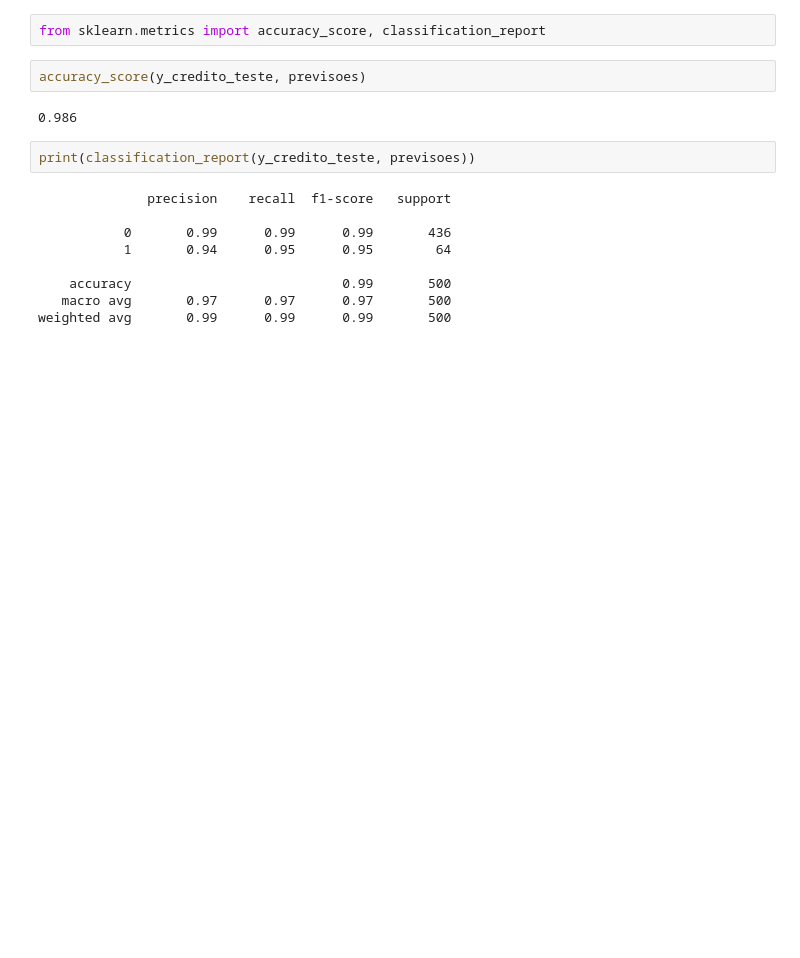
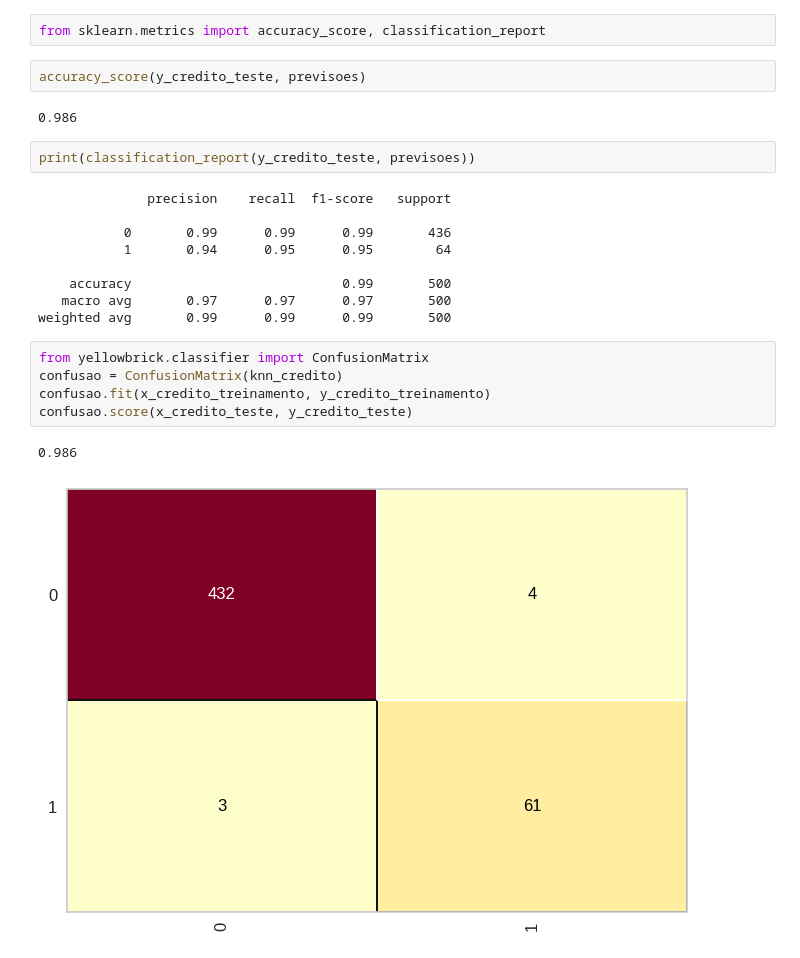
Before and after one commit to Henrique0078/Base_credit_python, a Jupyter notebook: Base_credito.ipynb, the cells around one changed output. Saved outputs shown, nothing was run; the diff lists cells and outputs as text; blank space fills up the shorter version.

```diff
--- a/Base_credito.ipynb
+++ b/Base_credito.ipynb
@@ -1113,3 +1113,11 @@ print(classification_report(y_credito_teste, previsoes))
     accuracy                           0.99       500
    macro avg       0.97      0.97      0.97       500
 weighted avg       0.99      0.99      0.99       500
+# %%
+from yellowbrick.classifier import ConfusionMatrix
+confusao = ConfusionMatrix(knn_credito)
+confusao.fit(x_credito_treinamento, y_credito_treinamento)
+confusao.score(x_credito_teste, y_credito_teste)
+# %% [output]
+0.986
+[figure, added]
```
